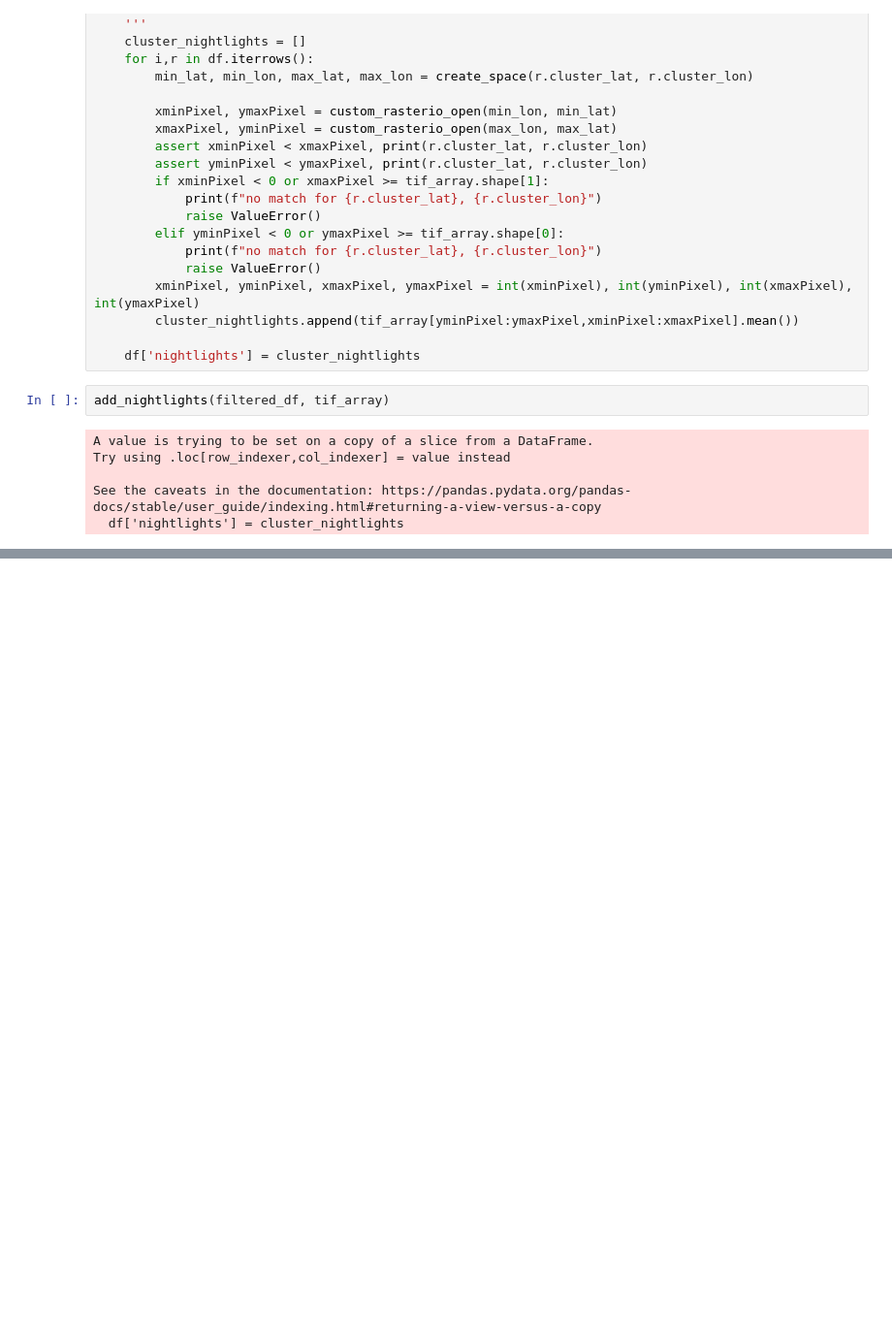
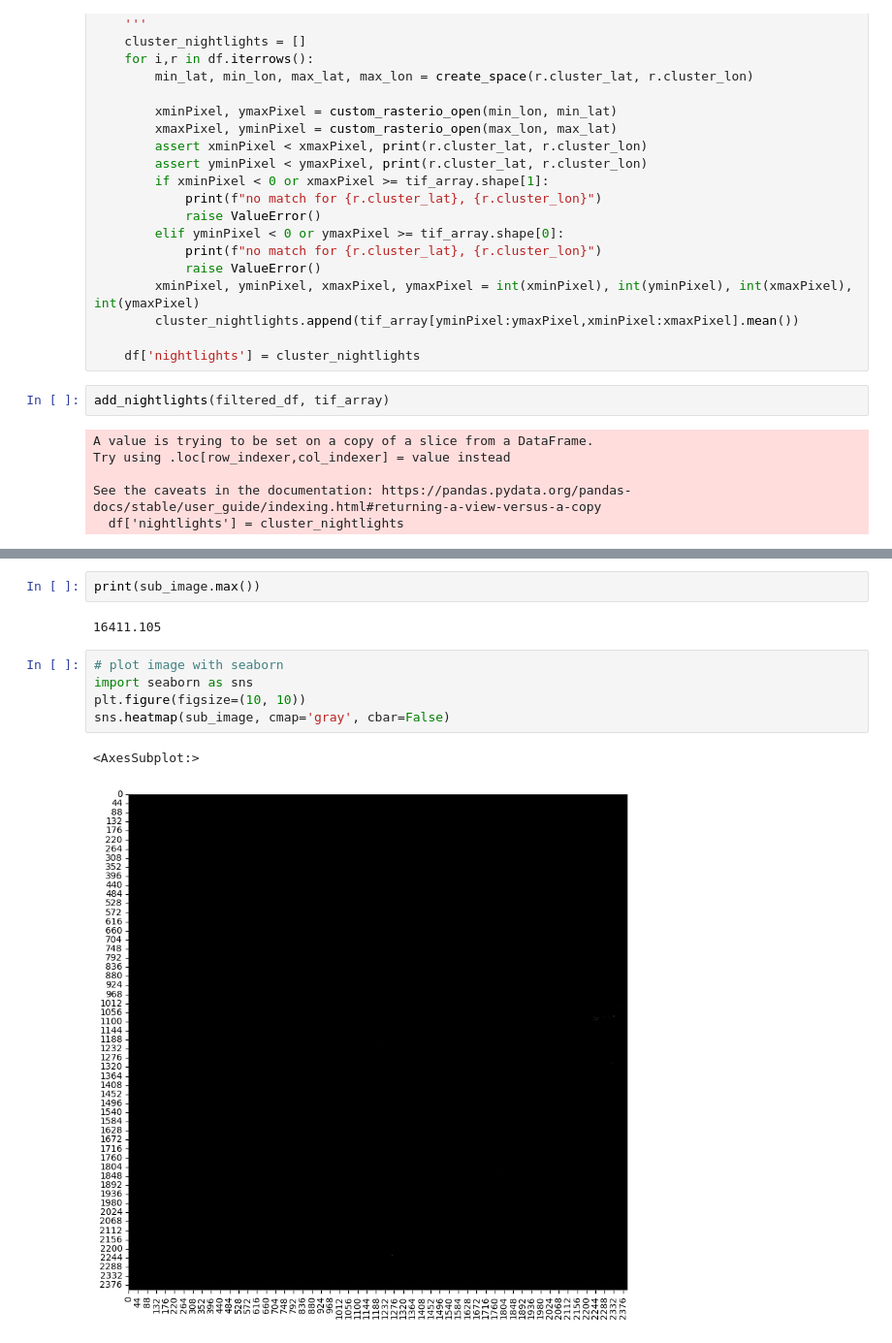
Before and after one commit to ladis-jil/Predicting-Economic-Activity-Satelite-Imagery, a Jupyter notebook: test_notebook.ipynb, the cells around one changed output, grey strips where cells are left out. Shown at 97% size. Cells and saved outputs as stored; diff of their text form; blank space fills up the shorter version.

```diff
--- a/test_notebook.ipynb
+++ b/test_notebook.ipynb
@@ -325,0 +356,12 @@ m.save('index.html')
+# %%
+print(sub_image.max())
+# %% [output]
+16411.105
+# %%
+# plot image with seaborn
+import seaborn as sns
+plt.figure(figsize=(10, 10))
+sns.heatmap(sub_image, cmap='gray', cbar=False)
+# %% [output]
+<AxesSubplot:>
+[figure, added]
```
Also changed, not shown: parts of 20 cells of this notebook, 2 other files.
